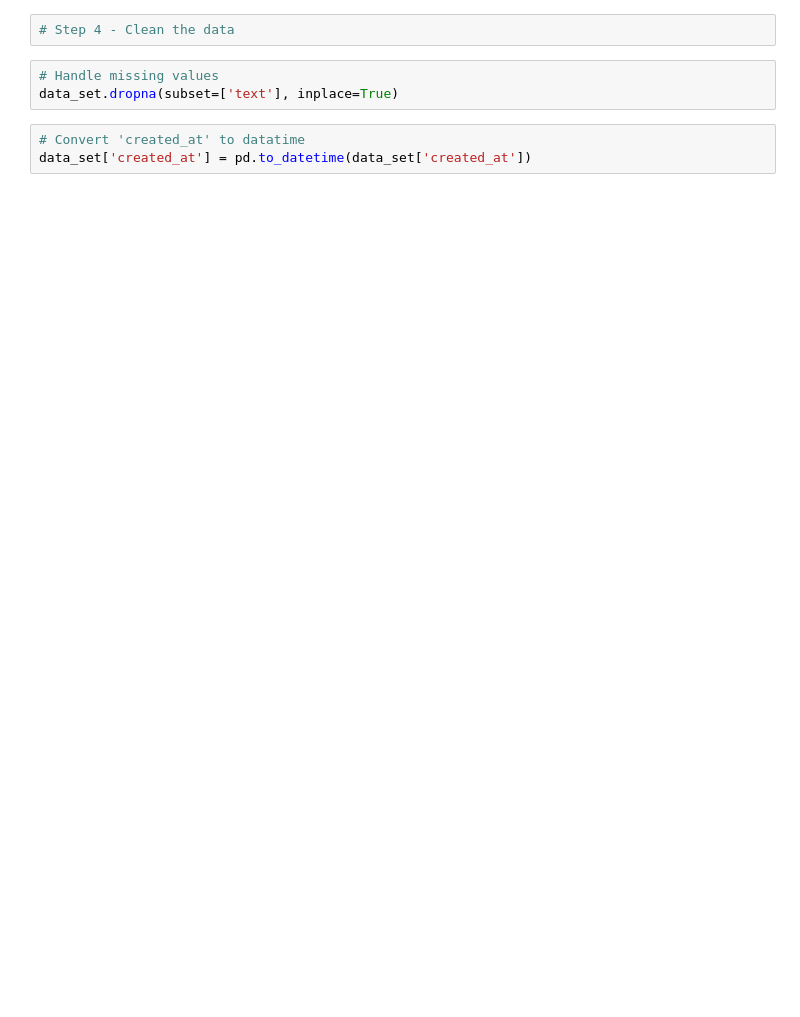
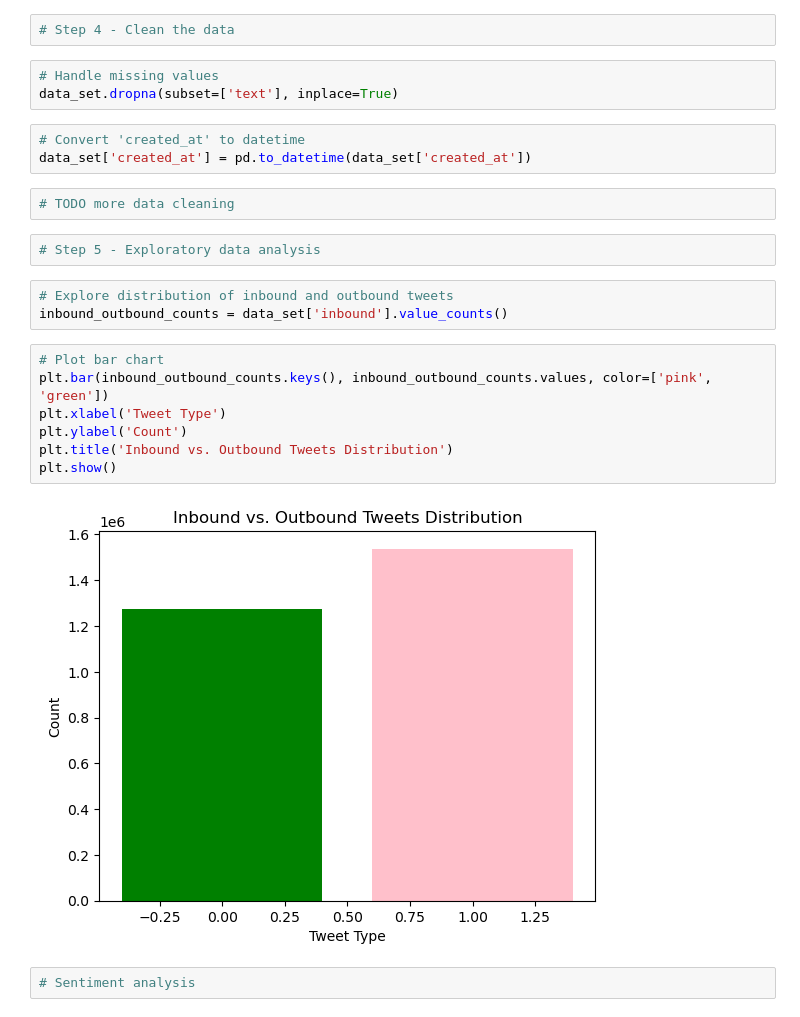
Before and after one commit to efloresz/Data-NotebookEF, a Jupyter notebook: Week5Deliverable.ipynb, the cells around one changed output. Drawn from its saved outputs; the diff is of its cells as text; blank space fills up the shorter version.

Commit message:
added exploratory data analysis & bar charts

```diff
--- a/Week5Deliverable.ipynb
+++ b/Week5Deliverable.ipynb
@@ -62,5 +66,23 @@ data_set.head(50)
 # Handle missing values
 data_set.dropna(subset=['text'], inplace=True)
 # %%
-# Convert 'created_at' to datatime
+# Convert 'created_at' to datetime
 data_set['created_at'] = pd.to_datetime(data_set['created_at'])
+# %%
+# TODO more data cleaning
+# %%
+# Step 5 - Exploratory data analysis
+# %%
+# Explore distribution of inbound and outbound tweets
+inbound_outbound_counts = data_set['inbound'].value_counts()
+# %%
+# Plot bar chart
+plt.bar(inbound_outbound_counts.keys(), inbound_outbound_counts.values, color=['pink', 'green'])
+plt.xlabel('Tweet Type')
+plt.ylabel('Count')
+plt.title('Inbound vs. Outbound Tweets Distribution')
+plt.show()
+# %% [output]
+[figure, added]
+# %%
+# Sentiment analysis
```
Also changed, not shown: parts of 7 cells of this notebook.
